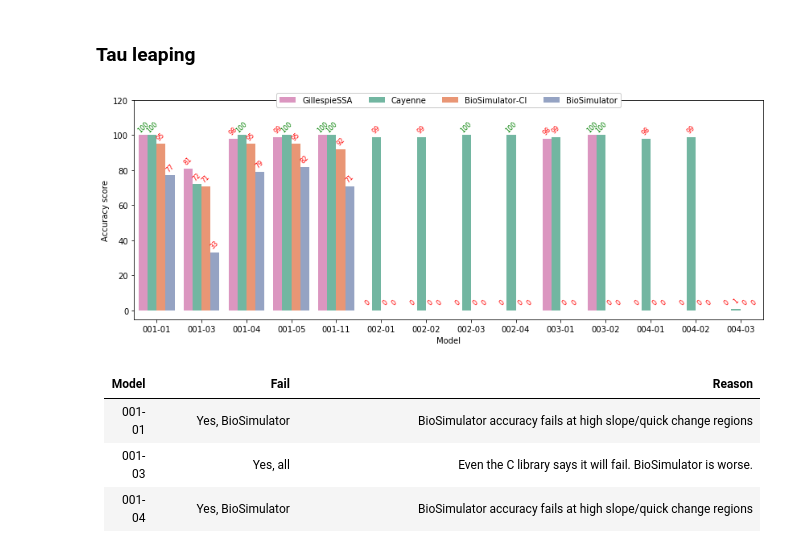
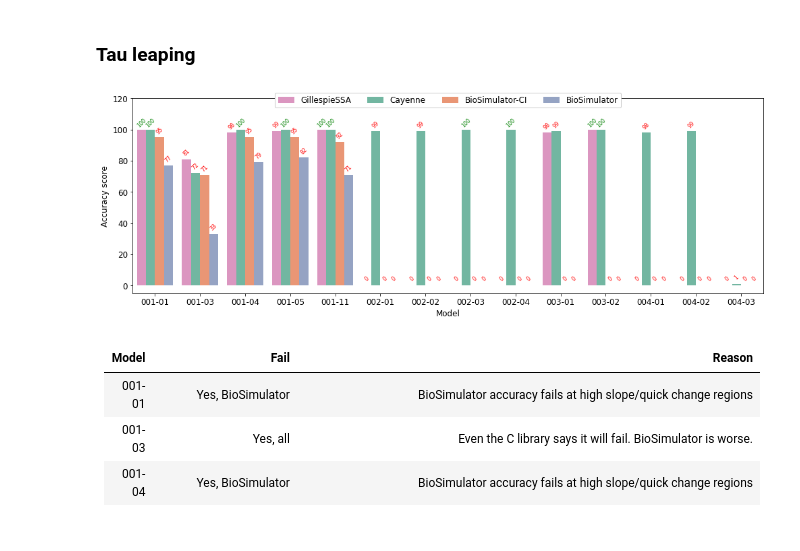
Before and after one commit to quantumbrake/cayenne-benchmarks, a Jupyter notebook: notebooks/Analysis.ipynb, the cells around one changed output. Drawn from its saved outputs; the diff is of its cells as text; code cells hidden in the pictures.

```diff
--- a/notebooks/Analysis.ipynb
+++ b/notebooks/Analysis.ipynb
@@ -192,6 +208,8 @@ accuracy_results
 # %% [markdown]
 ### Direct
 # %%
+plt.rcParams.update({"font.size":12})
 plot_accuracy_barplot(accuracy_results[accuracy_results.algo == "direct"], hue="lib")
+plt.tight_layout()
 plt.savefig("../assets/direct_accuracy_score.pdf")
 # %% [output]
@@ -231,9 +249,10 @@ Model | Fail | Reason
 ### Tau leaping
 # %%
 plot_accuracy_barplot(accuracy_results[accuracy_results.algo == "tau_leaping"], hue="lib")
+plt.tight_layout()
 plt.savefig("../assets/tau_leaping_accuracy_score.pdf")
 # %% [output]
-[figure, old version]
+[figure, new version]
 # %% [markdown]
 Model  | Fail | Reason
 -------|---|---
```
Also changed, not shown: parts of 5 cells of this notebook, 5 other files.
